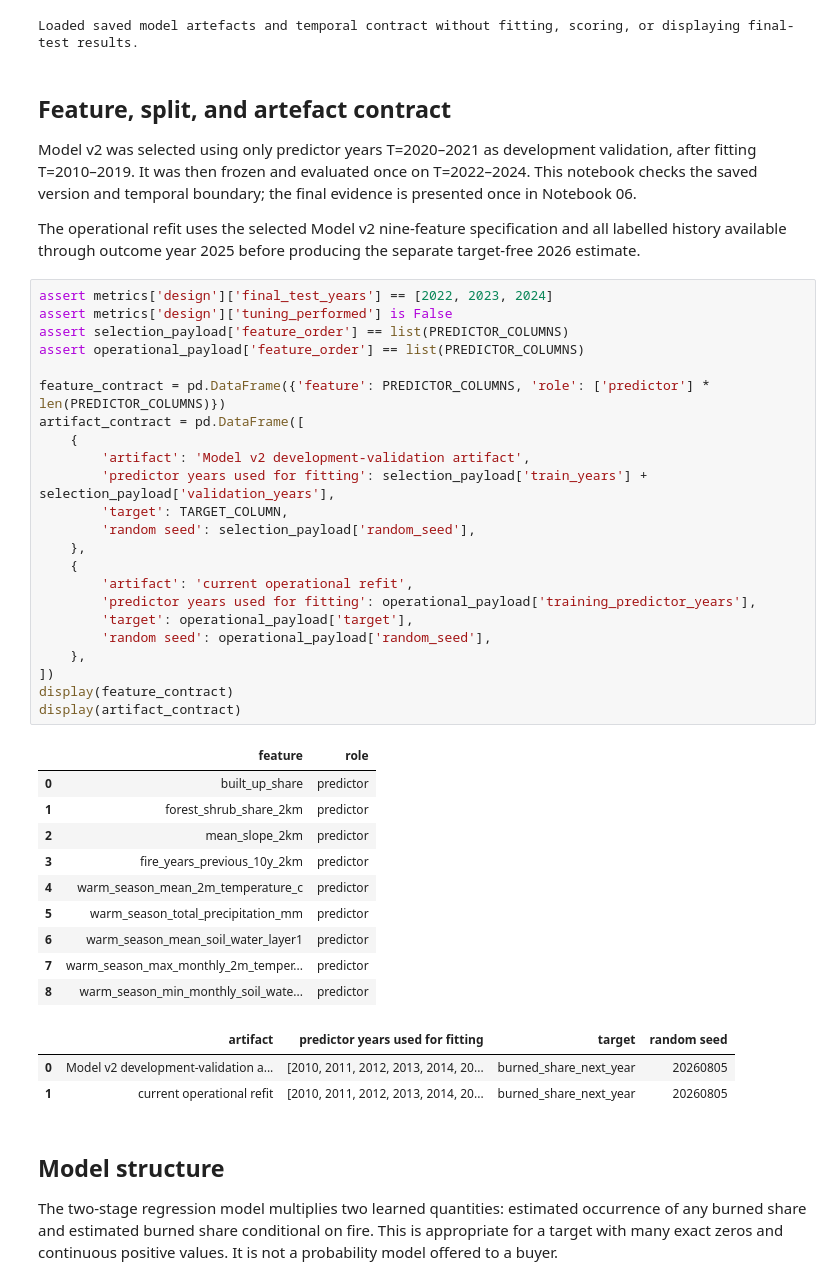
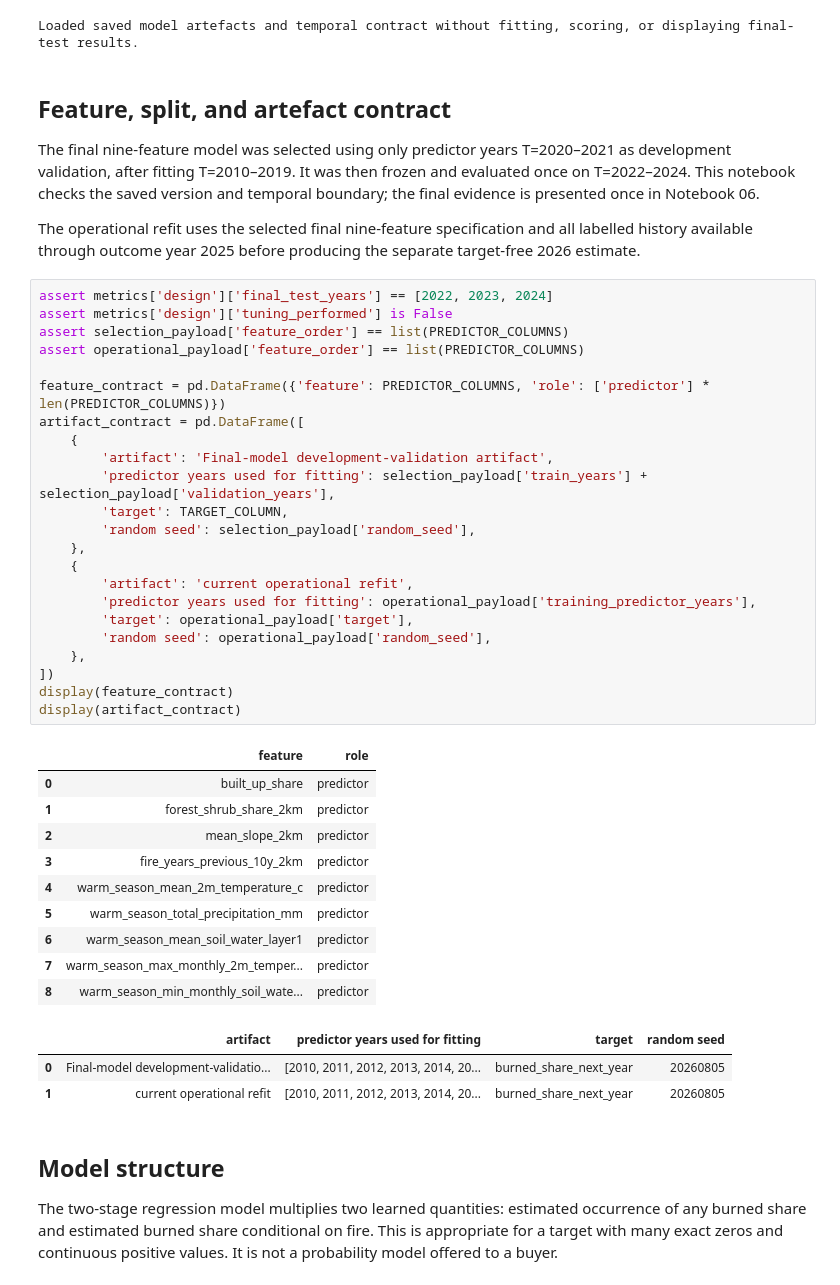
Before and after one commit to serhii-diadechko-git/wildfire_property_screening_portugal, a Jupyter notebook: notebooks/04_modelling.ipynb, the cells around one changed output. Saved outputs shown, nothing was run; the diff lists cells and outputs as text.

```diff
--- a/notebooks/04_modelling.ipynb
+++ b/notebooks/04_modelling.ipynb
@@ -44,9 +44,9 @@ Loaded saved model artefacts and temporal contract without fitting, scoring, or
 # %% [markdown]
 ## Feature, split, and artefact contract
 
-Model v2 was selected using only predictor years T=2020–2021 as development validation, after fitting T=2010–2019. It was then frozen and evaluated once on T=2022–2024. This notebook checks the saved version and temporal boundary; the final evidence is presented once in Notebook 06.
+The final nine-feature model was selected using only predictor years T=2020–2021 as development validation, after fitting T=2010–2019. It was then frozen and evaluated once on T=2022–2024. This notebook checks the saved version and temporal boundary; the final evidence is presented once in Notebook 06.
 
-The operational refit uses the selected Model v2 nine-feature specification and all labelled history available through outcome year 2025 before producing the separate target-free 2026 estimate.
+The operational refit uses the selected final nine-feature specification and all labelled history available through outcome year 2025 before producing the separate target-free 2026 estimate.
 # %%
 assert metrics['design']['final_test_years'] == [2022, 2023, 2024]
 assert metrics['design']['tuning_performed'] is False
@@ -54,35 +54,35 @@ assert selection_payload['feature_order'] == list(PREDICTOR_COLUMNS)
 assert operational_payload['feature_order'] == list(PREDICTOR_COLUMNS)
 
 feature_contract = pd.DataFrame({'feature': PREDICTOR_COLUMNS, 'role': ['predictor'] * len(PREDICTOR_COLUMNS)})
 artifact_contract = pd.DataFrame([
     {
-        'artifact': 'Model v2 development-validation artifact',
+        'artifact': 'Final-model development-validation artifact',
         'predictor years used for fitting': selection_payload['train_years'] + selection_payload['validation_years'],
         'target': TARGET_COLUMN,
         'random seed': selection_payload['random_seed'],
     },
     {
         'artifact': 'current operational refit',
         'predictor years used for fitting': operational_payload['training_predictor_years'],
         'target': operational_payload['target'],
         'random seed': operational_payload['random_seed'],
     },
 ])
 display(feature_contract)
 display(artifact_contract)
 # %% [output]
 |  | feature | role |
 | 0 | built_up_share | predictor |
 | 1 | forest_shrub_share_2km | predictor |
 | 2 | mean_slope_2km | predictor |
 | 3 | fire_years_previous_10y_2km | predictor |
 | 4 | warm_season_mean_2m_temperature_c | predictor |
 | 5 | warm_season_total_precipitation_mm | predictor |
 | 6 | warm_season_mean_soil_water_layer1 | predictor |
 | 7 | warm_season_max_monthly_2m_temper... | predictor |
 | 8 | warm_season_min_monthly_soil_wate... | predictor |
 |  | artifact | predictor years used for fitting | target | random seed |
-| 0 | Model v2 development-validation a... | [2010, 2011, 2012, 2013, 2014, 20... | burned_share_next_year | 20260805 |
+| 0 | Final-model development-validatio... | [2010, 2011, 2012, 2013, 2014, 20... | burned_share_next_year | 20260805 |
 | 1 | current operational refit | [2010, 2011, 2012, 2013, 2014, 20... | burned_share_next_year | 20260805 |
 # %% [markdown]
 ## Model structure
```
Also changed, not shown: parts of 2 cells of this notebook, 32 other files.
